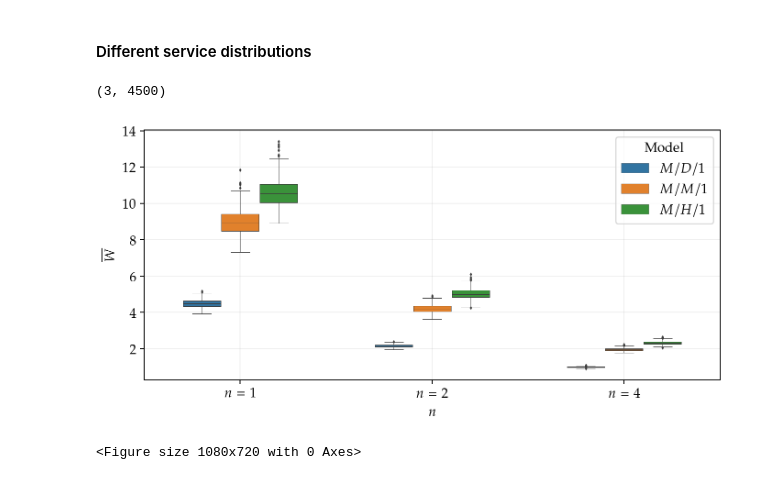
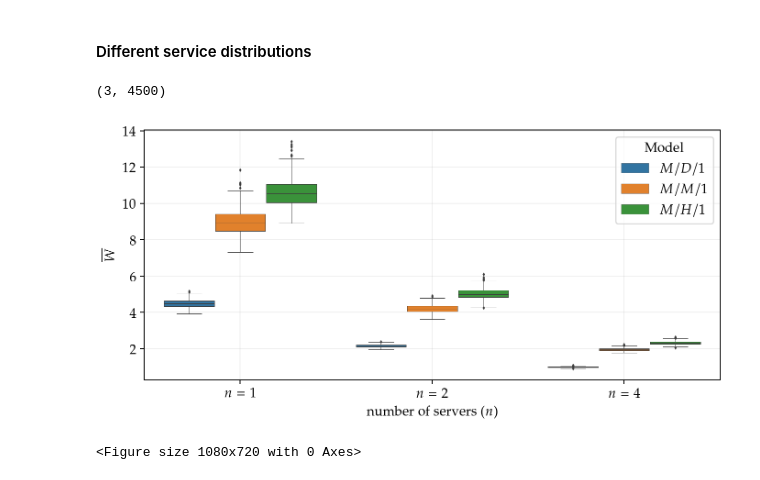
Before and after one commit to Maloup/Stochastic_assignment_2, a Jupyter notebook: Result_visualization.ipynb, the cells around one changed output. Saved outputs shown, nothing was run; the diff lists cells and outputs as text; code cells hidden in the pictures.

Commit message:
Updated the figures

```diff
--- a/Result_visualization.ipynb
+++ b/Result_visualization.ipynb
@@ -469,37 +468,37 @@ Data_D = np.concatenate([data_n1_D, data_n2_D, data_n3_D], axis = 1)
 labels = np.array([np.repeat("$M/D/1$",  len(Data_D[0,:]))])
 Data_D = np.concatenate((labels, Data_D), axis = 0)
 
 data_n1_M = np.array([np.repeat("$n = 1$", len(MM1)), MM1])
 data_n2_M = np.array([np.repeat("$n = 2$", len(MM2)), MM2])
 data_n3_M = np.array([np.repeat("$n = 4$", len(MM4)), MM4])
 Data_M = np.concatenate([data_n1_M, data_n2_M, data_n3_M], axis = 1)
 labels = np.array([np.repeat("$M/M/1$",  len(Data_M[0,:]))])
 Data_M = np.concatenate((labels, Data_M), axis = 0)
 
 data_n1_H = np.array([np.repeat("$n = 1$", len(MH1)), MH1])
 data_n2_H = np.array([np.repeat("$n = 2$", len(MH2)), MH2])
 data_n3_H = np.array([np.repeat("$n = 4$", len(MH4)), MH4])
 Data_H = np.concatenate([data_n1_H, data_n2_H, data_n3_H], axis = 1)
 labels = np.array([np.repeat("$M/H/1$",  len(Data_H[0,:]))])
 Data_H = np.concatenate((labels, Data_H), axis = 0)
 
 
 Data = np.concatenate([Data_D, Data_M, Data_H], axis = 1)
 print(Data.shape)
 
 df = pd.DataFrame(Data.T, columns = ["Model", "n", "E(W)"])
 df = df.astype({"E(W)": float})
-ax = sns.boxplot(x="n", y="E(W)", hue = "Model",  data=df, width = 0.6, zorder=3, linewidth=0.4, fliersize = 1)
+ax = sns.boxplot(x="n", y="E(W)", hue = "Model",  data=df, width = 0.8, zorder=3, linewidth=0.4, fliersize = 1)
 ax.set_axisbelow(True)
 plt.grid(alpha = 0.2, zorder=0)
 #plt.yscale("log")
 plt.ylabel("$\\overline{W}$")
-plt.xlabel("$n$")
-plt.savefig("figures/box_plot_1_2_4_rho0.90.pdf", bbox_inches="tight")
+plt.xlabel("number of servers ($n$)")
+plt.savefig("figures/box_plot_Diff_distr.pdf", bbox_inches="tight")
 plt.show()
 # %% [output]
 (3, 4500)
-[figure, old version]
+[figure, new version]
 # %%
 
 data_exp = np.array([np.repeat("$M/M/n$", len(stats_data_dict["mm1"])), stats_data_dict["mm1"], stats_data_dict["mm2"], stats_data_dict["mm4"]])
```
Also changed, not shown: parts of 7 cells of this notebook, 8 other files.
